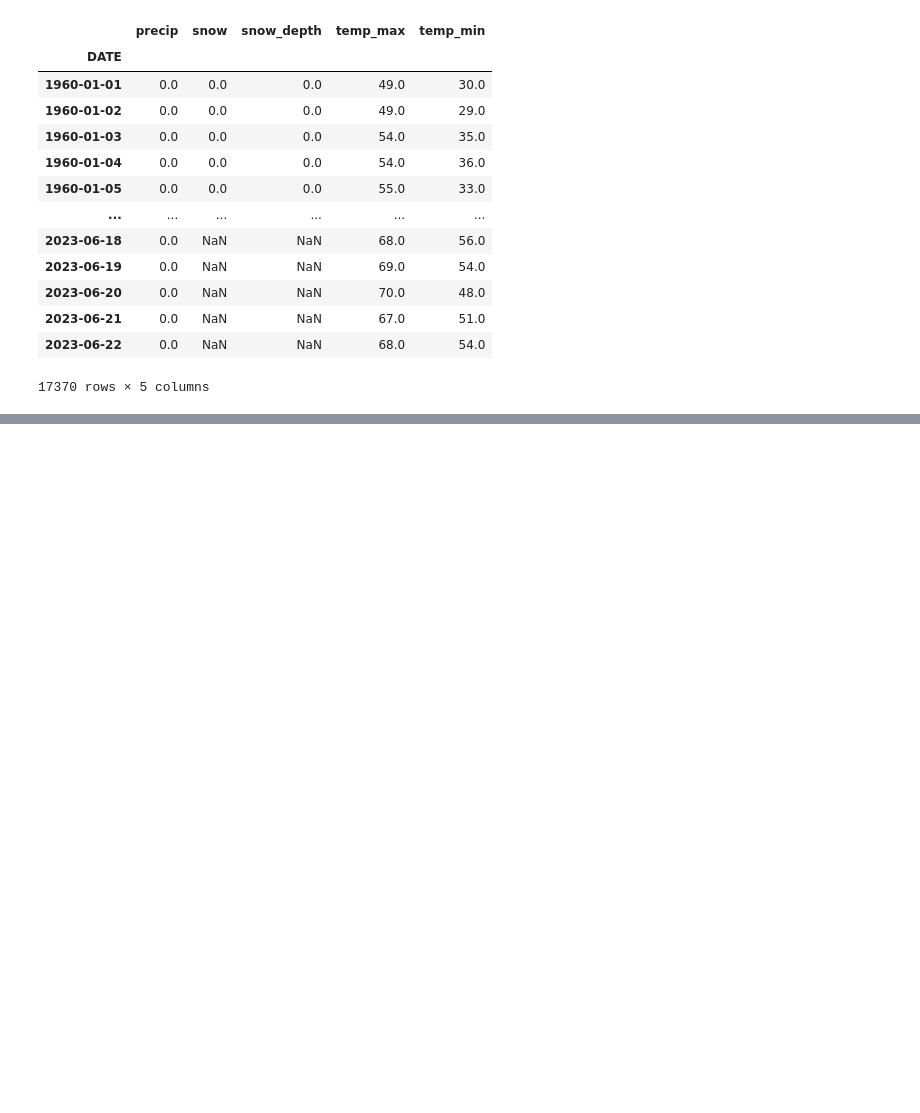
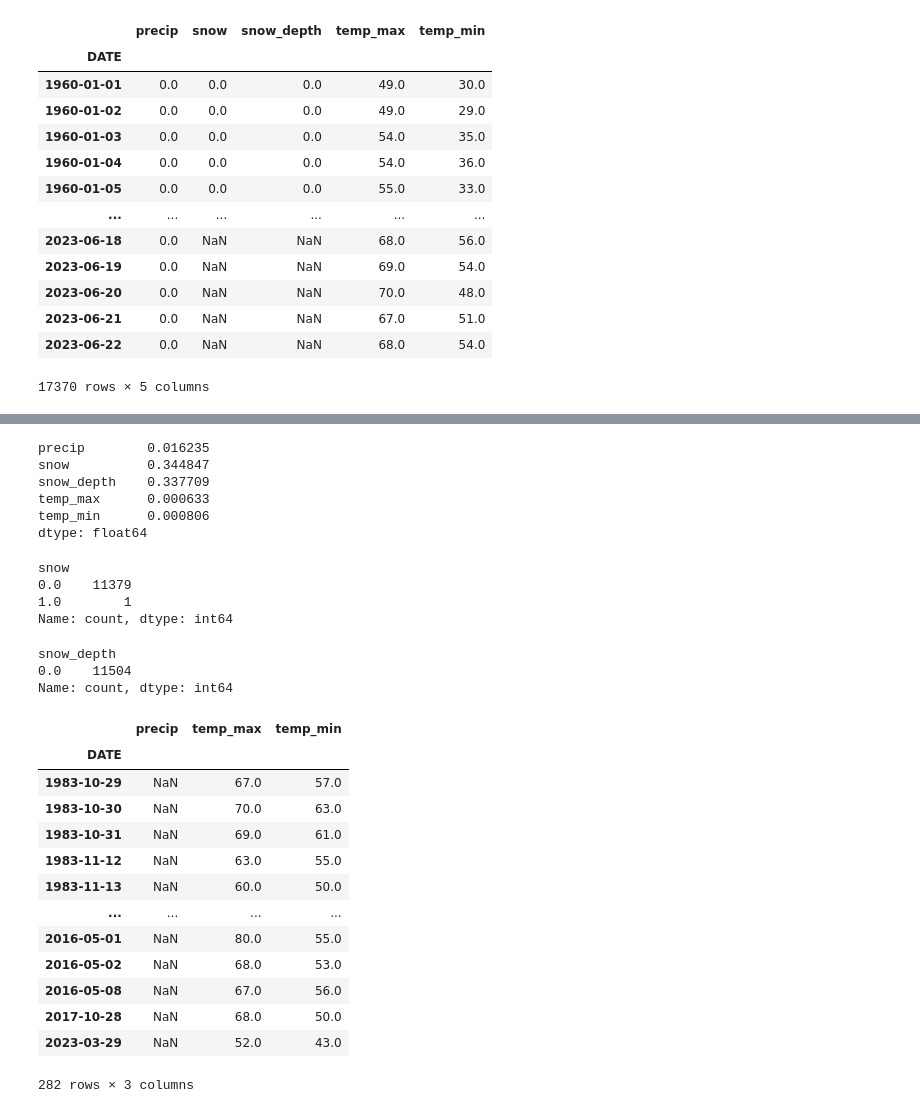
Before and after one commit to ashokrawatt/Weather-Prediction, a Jupyter notebook: weather.ipynb, the cells around one changed output, grey strips where cells are left out. Cells and saved outputs as stored; diff of their text form; code cells hidden in the pictures; blank space fills up the shorter version.

```diff
--- a/weather.ipynb
+++ b/weather.ipynb
@@ -66,0 +69,16 @@ core_weather
+# %%
+core_weather.apply(pd.isnull).sum()/core_weather.shape[0]
+# %% [output]
+precip        0.016235
+snow          0.344847
+snow_depth    0.337709
+temp_max      0.000633
+temp_min      0.000806
+dtype: float64
+# %%
+core_weather["snow"].value_counts()
+# %% [output]
+snow
+0.0    11379
+1.0        1
+Name: count, dtype: int64
@@ -66,0 +87,6 @@ core_weather
+# %%
+core_weather["snow_depth"].value_counts()
+# %% [output]
+snow_depth
+0.0    11504
+Name: count, dtype: int64
@@ -66,0 +95,17 @@ core_weather
+# %%
+core_weather[pd.isnull(core_weather["precip"])]
+# %% [output]
+|  | precip | temp_max | temp_min |
+| DATE |  |  |  |
+| 1983-10-29 | NaN | 67.0 | 57.0 |
+| 1983-10-30 | NaN | 70.0 | 63.0 |
+| 1983-10-31 | NaN | 69.0 | 61.0 |
+| 1983-11-12 | NaN | 63.0 | 55.0 |
+| 1983-11-13 | NaN | 60.0 | 50.0 |
+| ... | ... | ... | ... |
+| 2016-05-01 | NaN | 80.0 | 55.0 |
+| 2016-05-02 | NaN | 68.0 | 53.0 |
+| 2016-05-08 | NaN | 67.0 | 56.0 |
+| 2017-10-28 | NaN | 68.0 | 50.0 |
+| 2023-03-29 | NaN | 52.0 | 43.0 |
+282 rows × 3 columns
```
Also changed, not shown: parts of 9 cells of this notebook.
